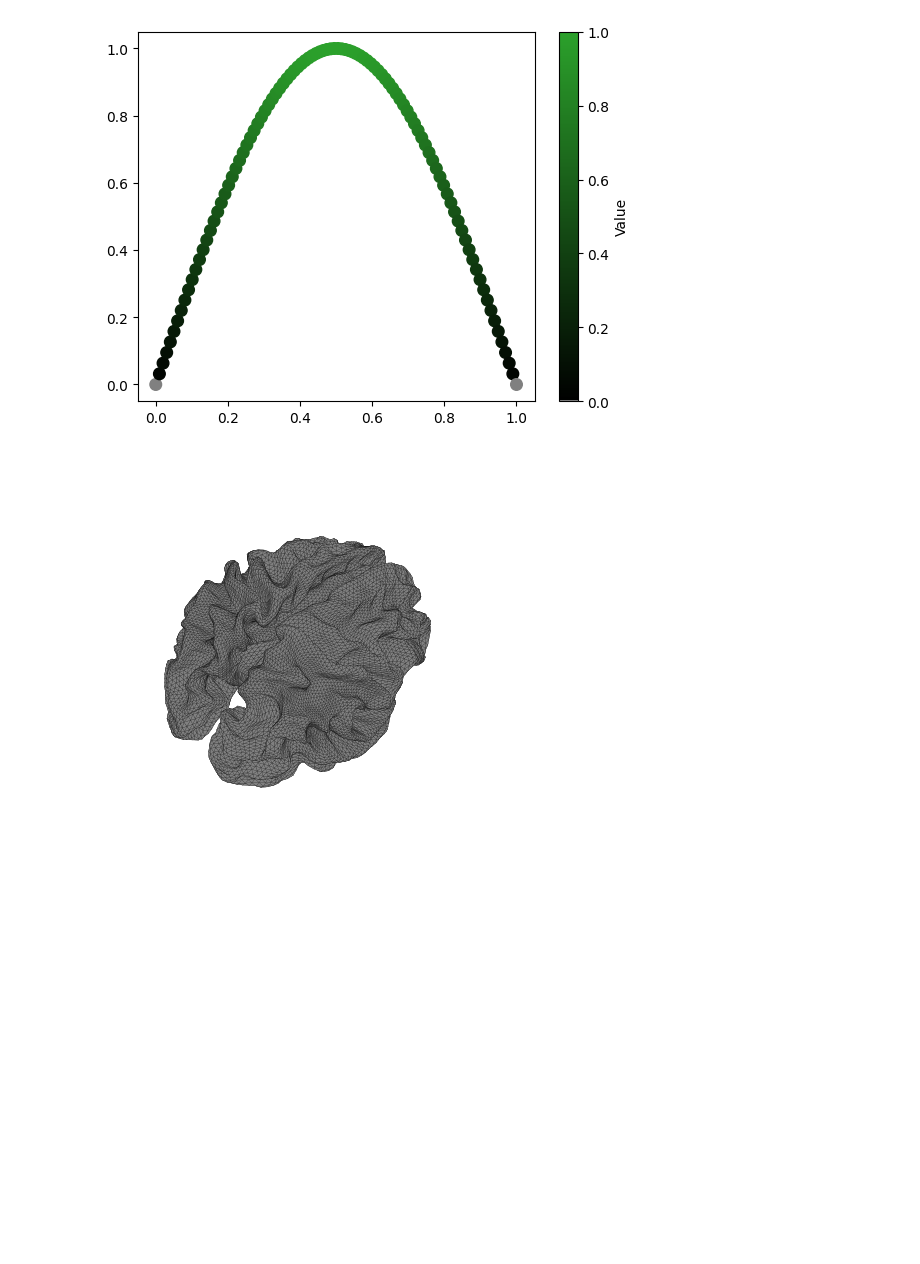
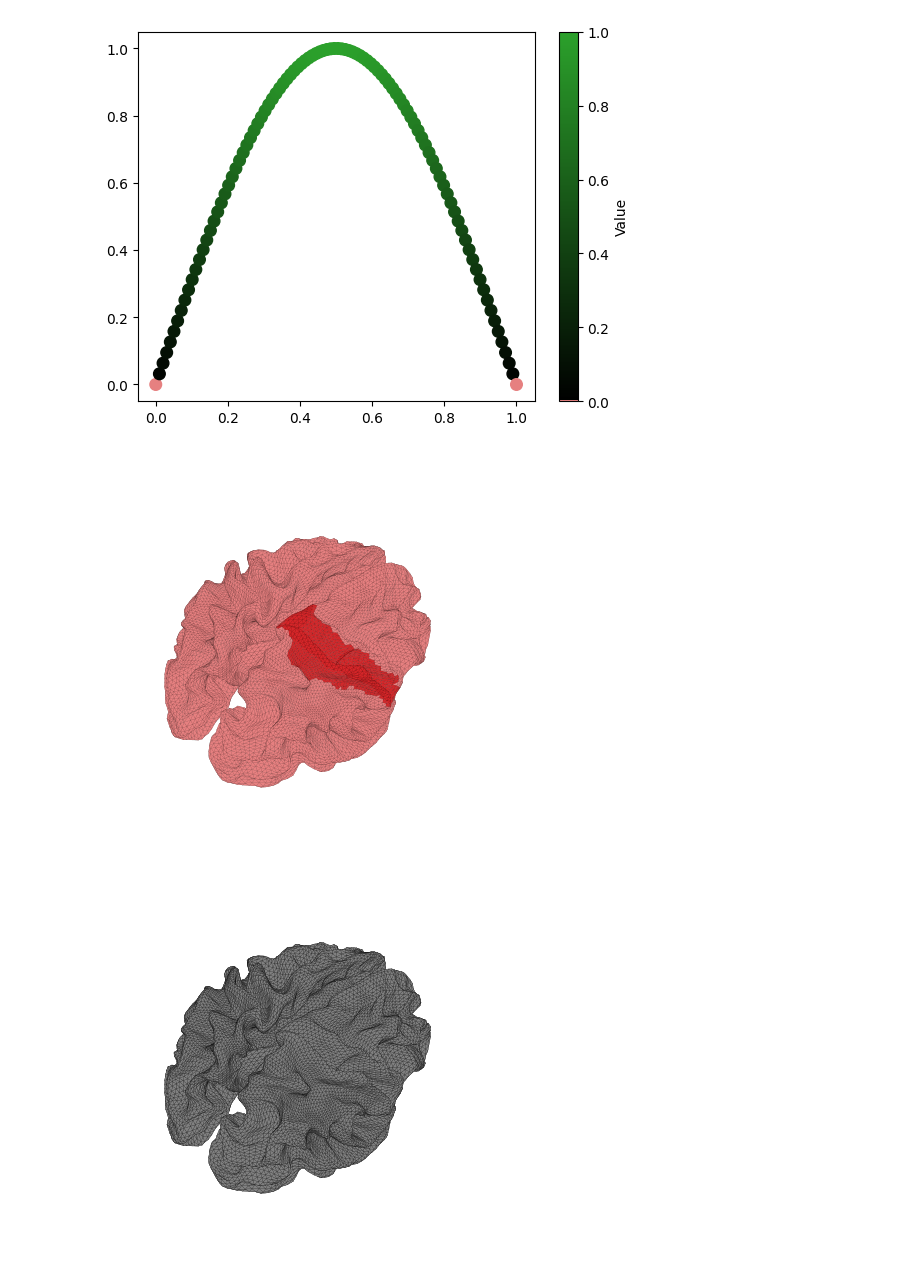
Before and after one commit to gjoelbye/TCAV-BENDR, a Jupyter notebook: notebooks/concept_illustration.ipynb, the cells around one changed output. Cells and saved outputs as stored; diff of their text form; code cells hidden in the pictures; blank space fills up the shorter version.

```diff
--- a/notebooks/concept_illustration.ipynb
+++ b/notebooks/concept_illustration.ipynb
@@ -69,7 +69,12 @@ def get_my_cmap(index, plot_example=False):
     cmap_colors[:, :3] *= np.linspace(0, 1, 256).reshape(-1, 1)  # Scale RGB values by alpha
 
     # Set the first row of cmap_colors to a gray color
-    cmap_colors[0, :] = [0.5, 0.5, 0.5, 1.0]
+    #cmap_colors[0, :] = [0.5, 0.5, 0.5, 1.0]
+
+    # Set the first row of cmap_colors to a pink-ish color
+    cmap_colors[0, :] = [0.9, 0.5, 0.5, 1.0]
+
+
 
     cmap = mcolors.ListedColormap(cmap_colors)
 
@@ -95,7 +100,7 @@ def get_my_cmap(index, plot_example=False):
 # %%
 cmap_test = get_my_cmap(index=2, plot_example=True)
 # %% [output]
-[figure, old version]
+[figure, new version]
 # %%
 def get_tris_sources_helper(PARCELLATION):
     random_edf_file_path = 'S001R03.edf'
@@ -161,8 +166,8 @@ def plot_activation(keywords, labels, cmap='Blues', parcellation='HCPMMP1_combin
         plt.title(keywords[0] + ' ' + keywords[1], fontsize=20)
 
     if save_plot:
-        path = '/home/williamtheodor/Documents/DL for EEG Classification/BENDR-XAI/visulizations/concept illustrations/'
-        plt.savefig(path + keywords[0] + '_' + keywords[1] + '_activity.png', dpi=300, bbox_inches='tight', pad_inches=-.4, transparent=True)
+        path = r"C:\Users\wille\OneDrive - Danmarks Tekniske Universitet\Dokumenter\DL for EEG Classification\TCAV-BENDR\visulizations\concept illustrations"
+        plt.savefig(path + '\\' + keywords[0] + '_' + keywords[1] + '_activity.png', dpi=1000, bbox_inches='tight', pad_inches=-.4, transparent=True)
 
     plt.tight_layout()
     plt.show()
@@ -172,6 +177,12 @@ subjects_dir, _, trans, src_path, bem_path = get_fsaverage()
 
 labels = get_labels(subjects_dir, parcellation_name=PARCELLATION)
 label_names = [label.name for label in np.array(labels).flatten()]
+# %%
+poster_brain = {'keywords': ['Motor', 'rh'], 'cmap': get_my_cmap(3)}
+
+plot_activation(poster_brain['keywords'], labels, cmap=poster_brain['cmap'], linewidth=0.04, show_title=False, save_plot=True)
+# %% [output]
+[figure, added]
 # %%
 list_of_activations = [
     {'keywords': ['Nothing', 'rh'], 'cmap': get_my_cmap(0)},
```
Also changed, not shown: parts of 1 cell of this notebook, 43 other files.
